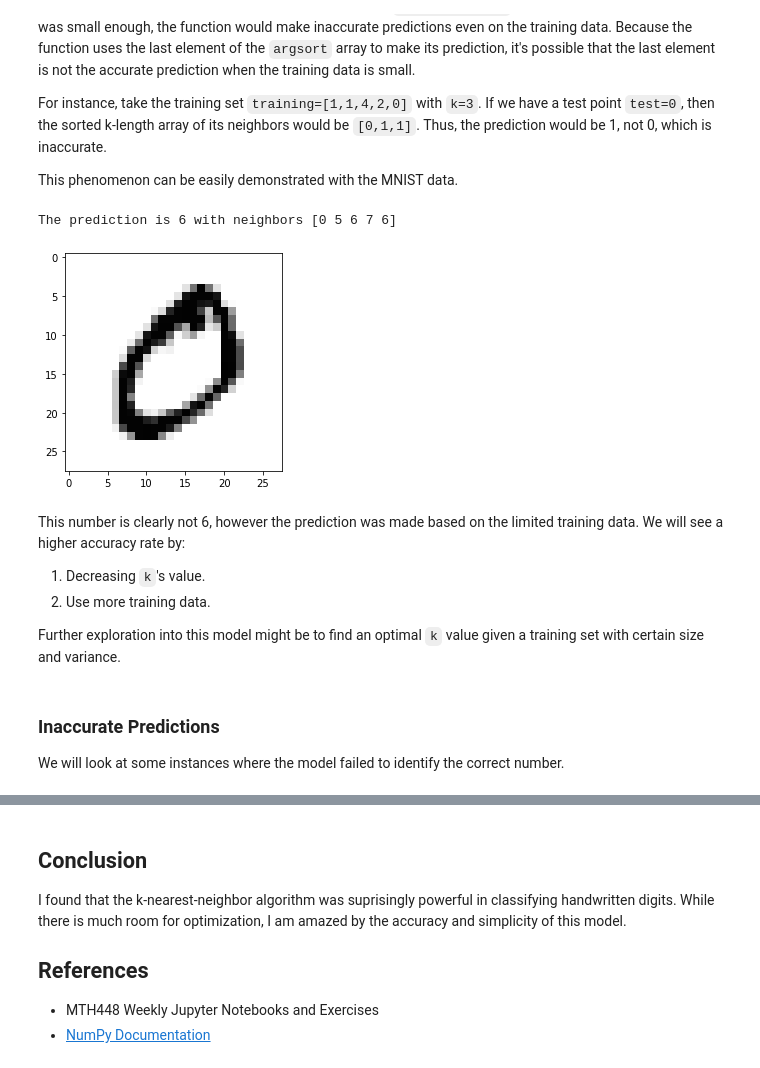
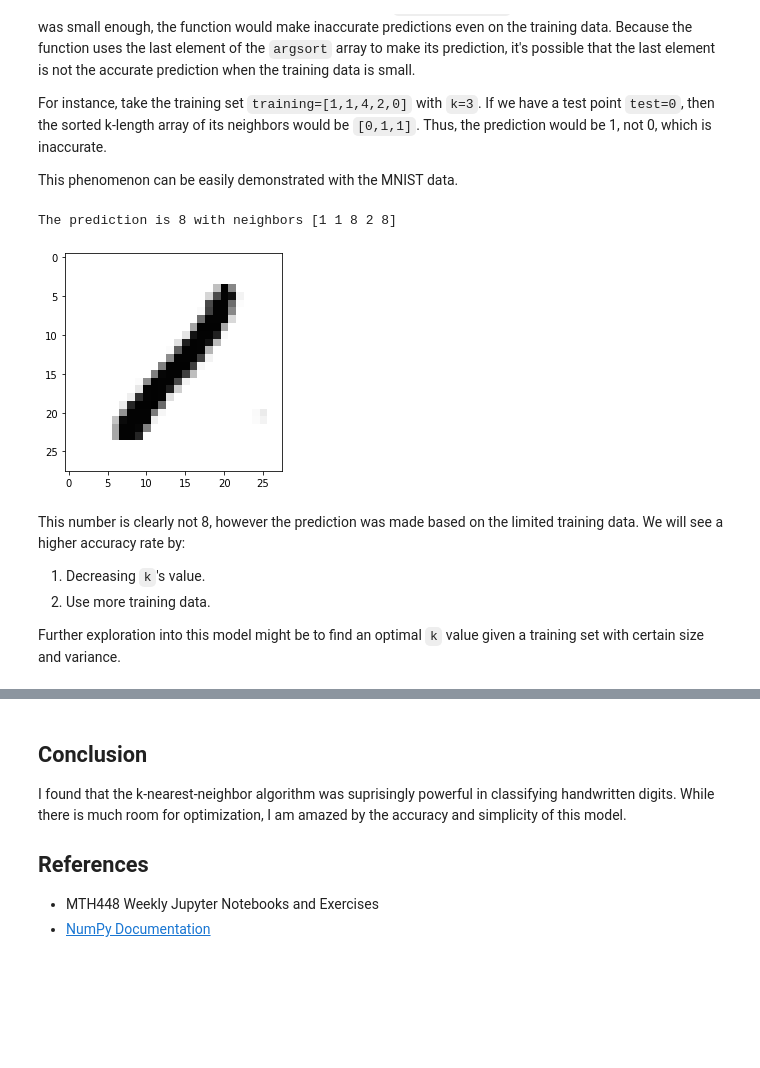
Before and after one commit to thanickcruz/knn_classifier, a Jupyter notebook: K-Nearest Neighbors Digit Classifier.ipynb, the cells around one changed output, grey strips where cells are left out. Drawn from its saved outputs; the diff is of its cells as text; code cells hidden in the pictures; blank space fills up the shorter version.

```diff
--- a/K-Nearest Neighbors Digit Classifier.ipynb
+++ b/K-Nearest Neighbors Digit Classifier.ipynb
@@ -138,27 +138,23 @@ For instance, take the training set `training=[1,1,4,2,0]` with `k=3`. If we hav
 
 This phenomenon can be easily demonstrated with the MNIST data.
 # %%
-small_training_images=training_images[:20] # small slice of img data
-small_training_labels=training_labels[:20] # small slice of label data
+small_training_images=image_train[:20] # small slice of img data
+small_training_labels=label_train[:20] # small slice of label data
 
 k=5
 
-test_image=small_training_images[1] # this image is a 0
+test_image=small_training_images[1] # this image is a 1
 plt.imshow(test_image, cmap='Greys')
 
 prediction, neighbors = knn_classifier(small_training_images,small_training_labels,test_image,k)
 
 print(f'The prediction is {prediction} with neighbors {small_training_labels[neighbors]}')
 # %% [output]
-The prediction is 6 with neighbors [0 5 6 7 6]
+The prediction is 8 with neighbors [1 1 8 2 8]
-[figure, old version]
+[figure, new version]
 # %% [markdown]
-This number is clearly not 6, however the prediction was made based on the limited training data. We will see a higher accuracy rate by:
+This number is clearly not 8, however the prediction was made based on the limited training data. We will see a higher accuracy rate by:
 1. Decreasing `k`'s value.
 2. Use more training data.
 
 Further exploration into this model might be to find an optimal `k` value given a training set with certain size and variance.
-# %% [markdown]
-### Inaccurate Predictions
-
-We will look at some instances where the model failed to identify the correct number.
```
Also changed, not shown: parts of 5 cells of this notebook, 2 other files.
